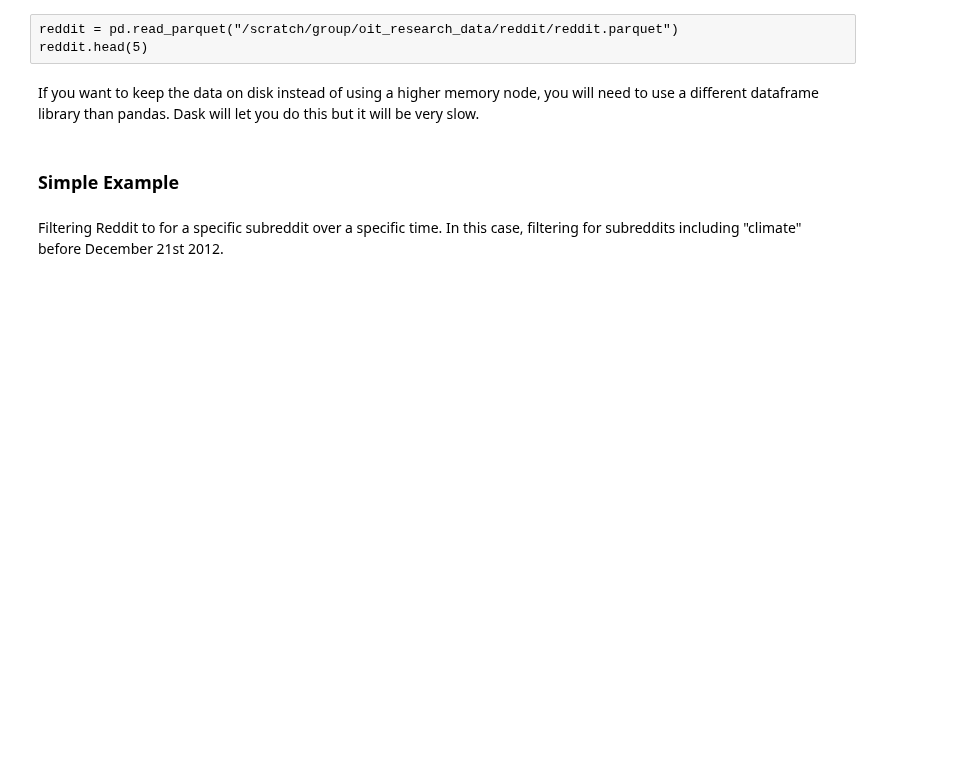
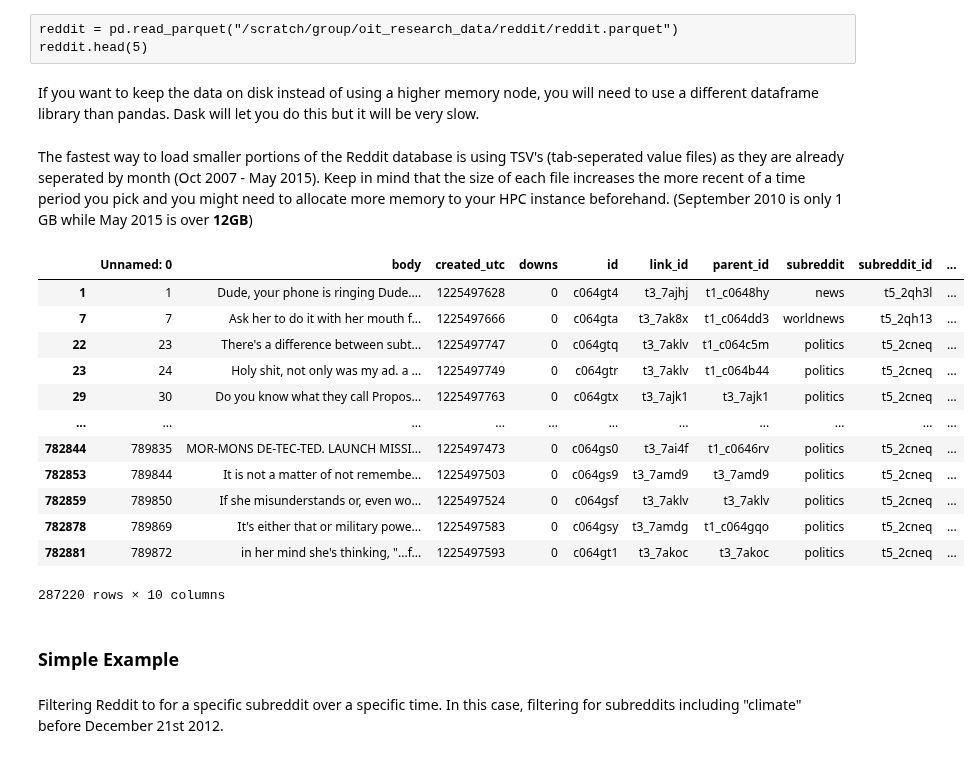
Before and after one commit to stephbuon/digital-history, a Jupyter notebook: hist3368-week4-access-data/hist3368-week4-access-data.ipynb, the cells around one changed output. Saved outputs shown, nothing was run; the diff lists cells and outputs as text; code cells hidden in the pictures; blank space fills up the shorter version.

Commit message:
week4: add additional reddit code that uses TSV's
replaced usages of df.append with pd.concat (faster for larger datasets)

```diff
--- a/hist3368-week4-access-data/hist3368-week4-access-data.ipynb
+++ b/hist3368-week4-access-data/hist3368-week4-access-data.ipynb
@@ -314,6 +317,54 @@ If you want to keep the data on disk instead of using a higher memory node, you
 from dask import dataframe as dd
 reddit = dd.read_parquet("/scratch/group/oit_research_data/reddit/reddit.parquet")
 reddit.head()
+# %% [markdown]
+The fastest way to load smaller portions of the Reddit database is using TSV's (tab-seperated value files) as they are already seperated by month (Oct 2007 - May 2015). Keep in mind that the size of each file increases the more recent of a time period you pick and you might need to allocate more memory to your HPC instance beforehand. (September 2010 is only 1 GB while May 2015 is over **12GB**)
+# %%
+import pandas as pd
+from datetime import datetime
+import glob
+
+reddit_files = glob.glob('/scratch/group/oit_research_data/reddit/*.tsv')
+
+# Add or remove entries to this list to modify what months are loaded into the dataframe.
+DATES_TO_LOAD = [
+    # (year, month),
+    (2008, 10),
+    (2008, 11),
+]
+
+list_dfs = []
+for file in reddit_files:
+    filename = file.rsplit('/', maxsplit=1)[-1].rsplit('.', maxsplit=1)[0]
+    filetime = datetime.strptime(filename, 'RC_%Y-%m')
+    if (filetime.year, filetime.month) in DATES_TO_LOAD:
+        list_dfs.append(pd.read_csv(file, sep='\t'))
+
+reddit_df = pd.concat(list_dfs)
+del list_dfs[:]
+
+# Recommended: drop deleted comments from your dataset
+reddit_df = reddit_df[reddit_df['body'] != '[deleted]']
+
+# Subreddit filtering example:
+subreddit_filter = ('politics', 'worldnews', 'news')
+reddit_df=reddit_df[reddit_df['subreddit'].isin(subreddit_filter)]
+
+display(reddit_df)
+# %% [output]
+|  | Unnamed: 0 | body | created_utc | downs | id | link_id | parent_id | subreddit | subreddit_id | ... |
+| 1 | 1 | Dude, your phone is ringing Dude.... | 1225497628 | 0 | c064gt4 | t3_7ajhj | t1_c0648hy | news | t5_2qh3l | ... |
+| 7 | 7 | Ask her to do it with her mouth f... | 1225497666 | 0 | c064gta | t3_7ak8x | t1_c064dd3 | worldnews | t5_2qh13 | ... |
+| 22 | 23 | There's a difference between subt... | 1225497747 | 0 | c064gtq | t3_7aklv | t1_c064c5m | politics | t5_2cneq | ... |
+| 23 | 24 | Holy shit, not only was my ad. a ... | 1225497749 | 0 | c064gtr | t3_7aklv | t1_c064b44 | politics | t5_2cneq | ... |
+| 29 | 30 | Do you know what they call Propos... | 1225497763 | 0 | c064gtx | t3_7ajk1 | t3_7ajk1 | politics | t5_2cneq | ... |
+| ... | ... | ... | ... | ... | ... | ... | ... | ... | ... | ... |
+| 782844 | 789835 | MOR-MONS DE-TEC-TED. LAUNCH MISSI... | 1225497473 | 0 | c064gs0 | t3_7ai4f | t1_c0646rv | politics | t5_2cneq | ... |
+| 782853 | 789844 | It is not a matter of not remembe... | 1225497503 | 0 | c064gs9 | t3_7amd9 | t3_7amd9 | politics | t5_2cneq | ... |
+| 782859 | 789850 | If she misunderstands or, even wo... | 1225497524 | 0 | c064gsf | t3_7aklv | t3_7aklv | politics | t5_2cneq | ... |
+| 782878 | 789869 | It's either that or military powe... | 1225497583 | 0 | c064gsy | t3_7amdg | t1_c064gqo | politics | t5_2cneq | ... |
+| 782881 | 789872 | in her mind she's thinking, "...f... | 1225497593 | 0 | c064gt1 | t3_7akoc | t3_7akoc | politics | t5_2cneq | ... |
+287220 rows × 10 columns
 # %% [markdown]
 ### Simple Example
 # %% [markdown]
```
Also changed, not shown: parts of 2 cells of this notebook.
